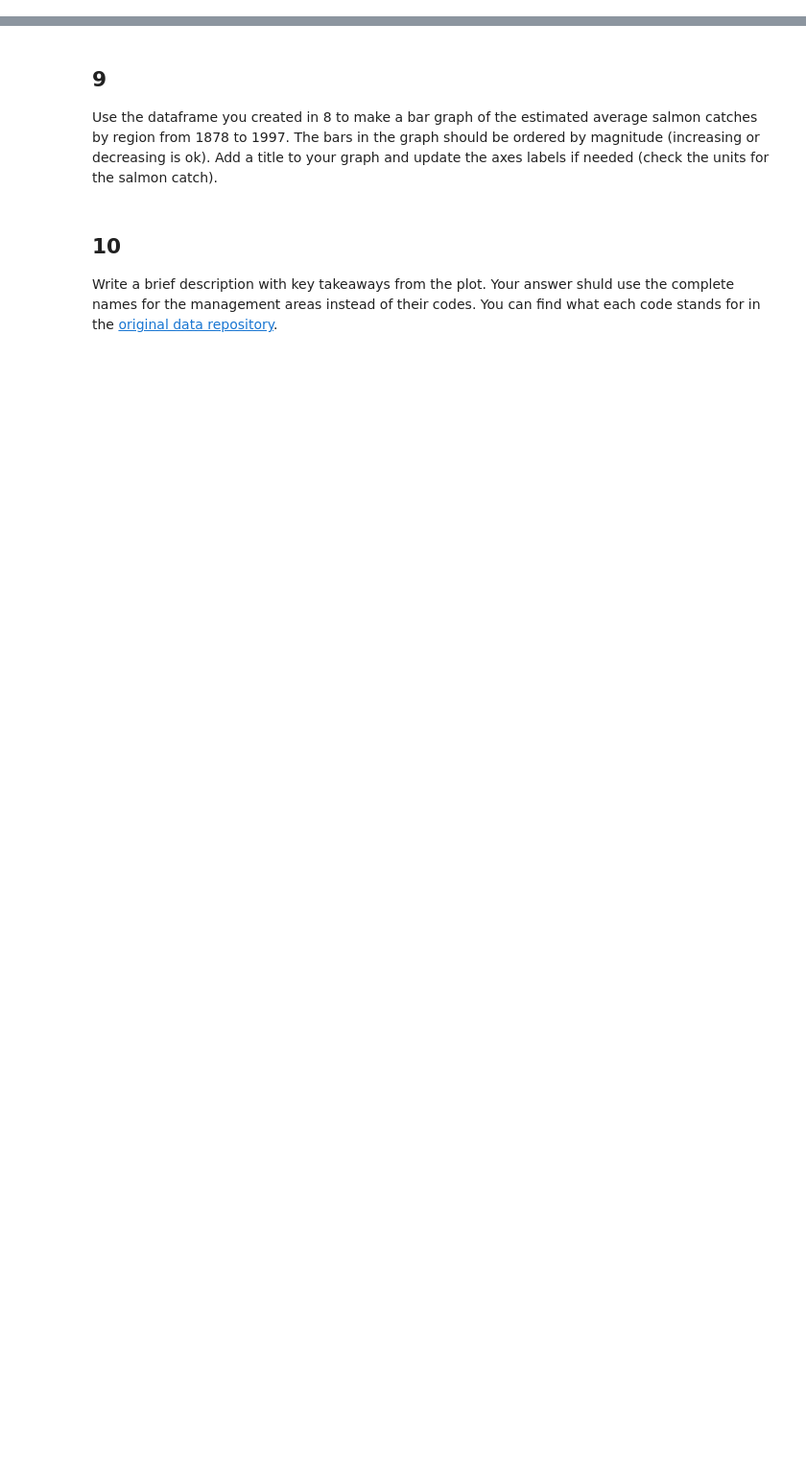
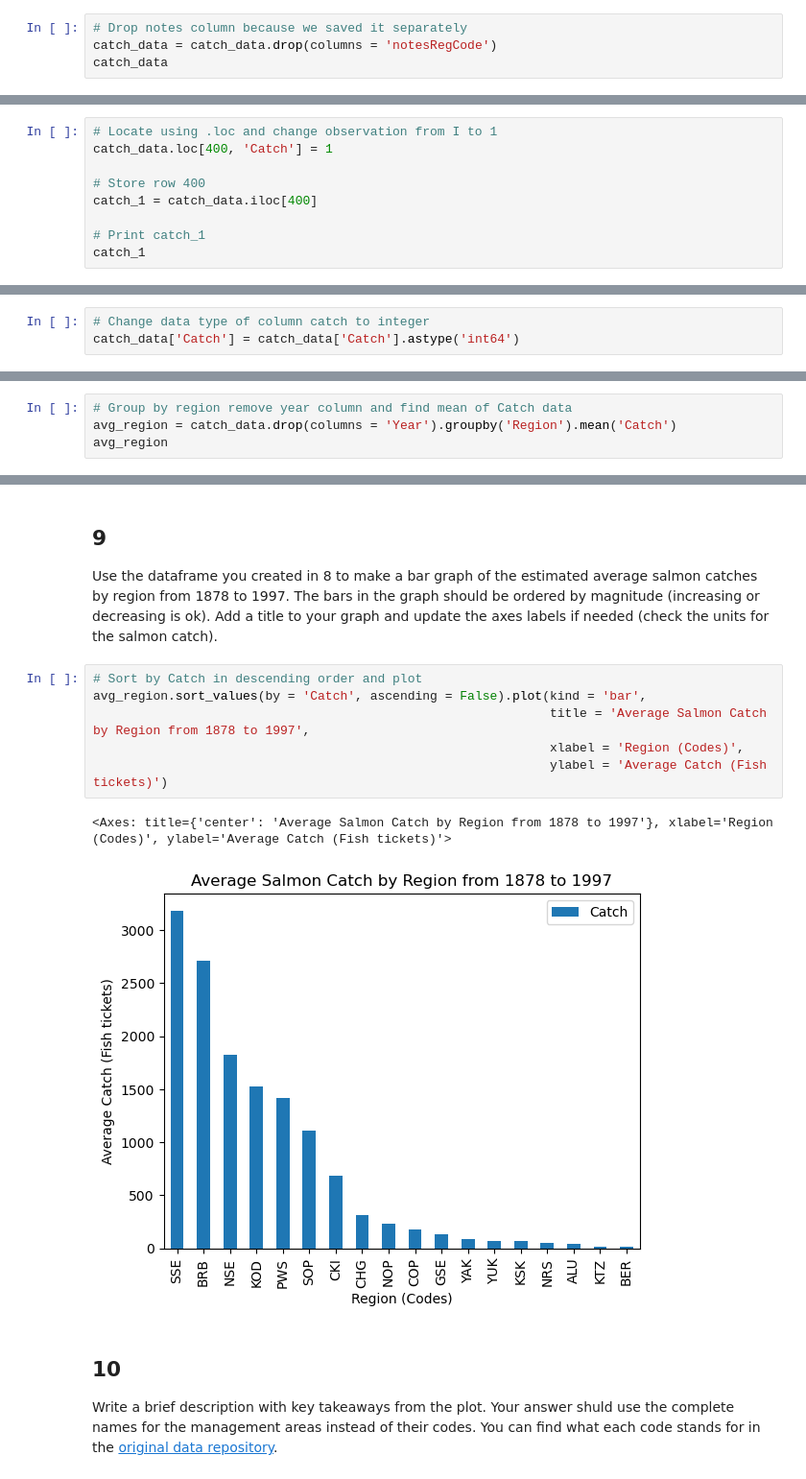
Before and after one commit to lucianbluescher/eds220-hwk2, a Jupyter notebook: task2/hwk2-task2-salmon.ipynb, the cells around one changed output, grey strips where cells are left out. Shown at 96% size. Drawn from its saved outputs; the diff is of its cells as text; blank space fills up the shorter version.

```diff
--- a/task2/hwk2-task2-salmon.ipynb
+++ b/task2/hwk2-task2-salmon.ipynb
@@ -129,0 +137,4 @@ catch_data = ...
+# %%
+# Drop notes column because we saved it separately
+catch_data = catch_data.drop(columns = 'notesRegCode')
+catch_data
@@ -177,0 +201,9 @@ catch_1
+# %%
+# Locate using .loc and change observation from I to 1
+catch_data.loc[400, 'Catch'] = 1
+
+# Store row 400
+catch_1 = catch_data.iloc[400]
+
+# Print catch_1
+catch_1
@@ -188,0 +224,3 @@ catch_column_type
+# %%
+# Change data type of column catch to integer
+catch_data['Catch'] = catch_data['Catch'].astype('int64')
@@ -198,0 +242,4 @@ avg_region
+# %%
+# Group by region remove year column and find mean of Catch data
+avg_region = catch_data.drop(columns = 'Year').groupby('Region').mean('Catch')
+avg_region
@@ -206,6 +274,15 @@ grader.check("q8")
 ## 9
 
 Use the dataframe you created in 8 to make a bar graph of the estimated average salmon catches by region from 1878 to 1997. The bars in the graph should be ordered by magnitude (increasing or decreasing is ok). Add a title  to your graph and update the axes labels if needed (check the units for the salmon catch).
+# %%
+# Sort by Catch in descending order and plot
+avg_region.sort_values(by = 'Catch', ascending = False).plot(kind = 'bar',
+                                                             title = 'Average Salmon Catch by Region from 1878 to 1997',
+                                                             xlabel = 'Region (Codes)',
+                                                             ylabel = 'Average Catch (Fish tickets)')
+# %% [output]
+<Axes: title={'center': 'Average Salmon Catch by Region from 1878 to 1997'}, xlabel='Region (Codes)', ylabel='Average Catch (Fish tickets)'>
+[figure, added]
 # %% [markdown]
 <!-- END QUESTION -->
 
```
Also changed, not shown: parts of 23 cells of this notebook.
